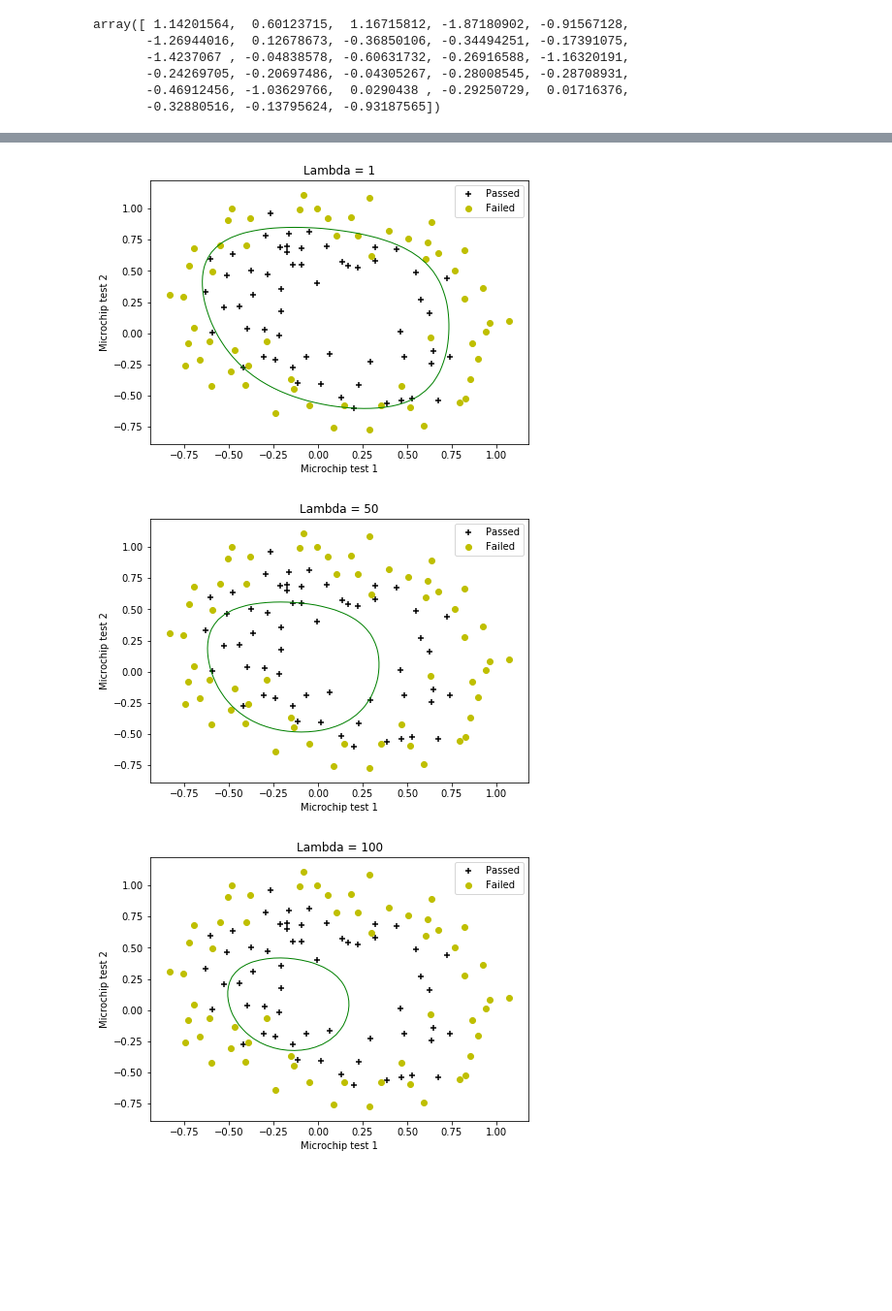
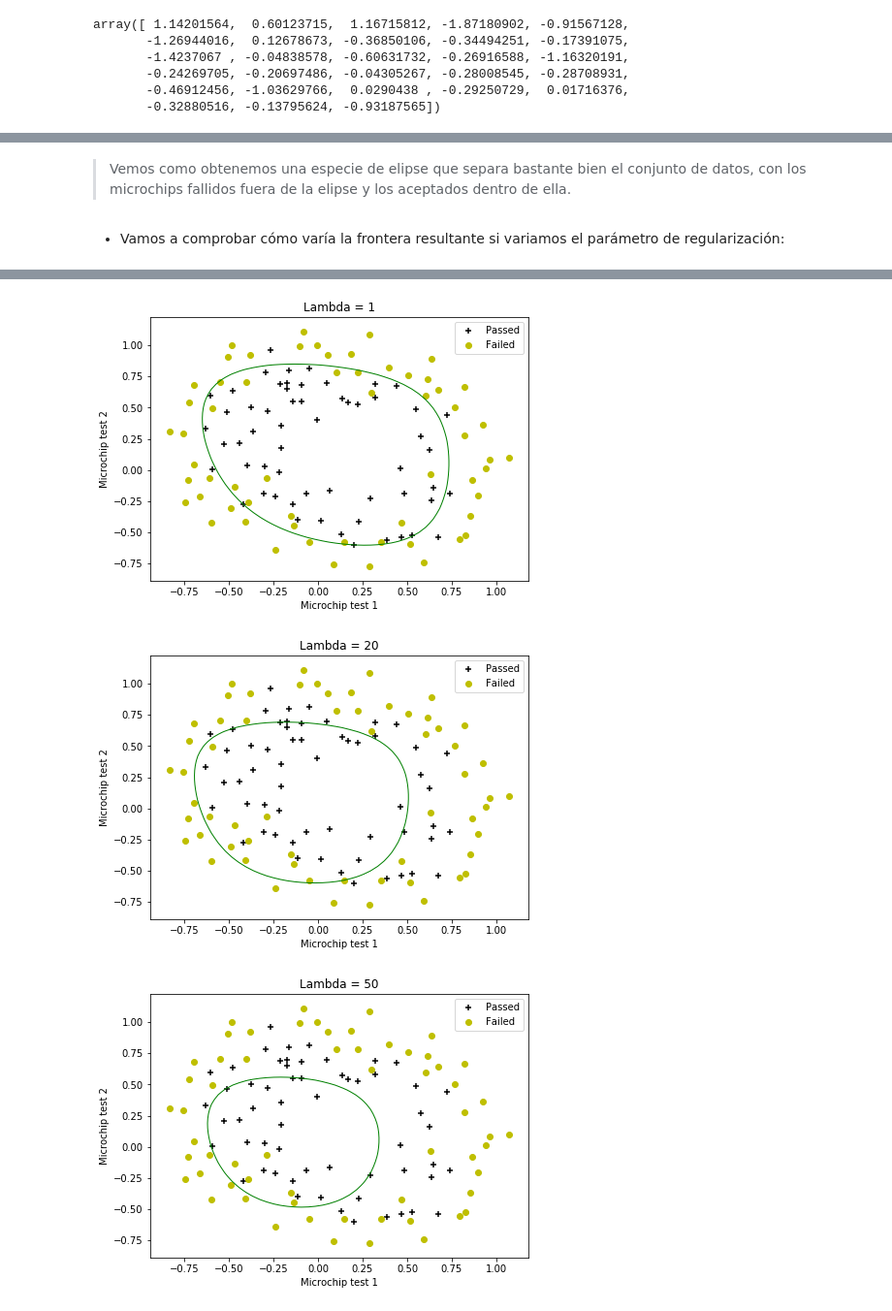
Before and after one commit to pablodll/Aprendizaje-Automatico, a Jupyter notebook: Practica2/Practica2.ipynb, the cells around one changed output, grey strips where cells are left out. Shown at 97% size. Saved outputs shown, nothing was run; the diff lists cells and outputs as text; code cells hidden in the pictures; blank space fills up the shorter version.

```diff
--- a/Practica2/Practica2.ipynb
+++ b/Practica2/Practica2.ipynb
@@ -241,12 +280,16 @@ plot_decisionboundary(X, Y, theta_opt, poly, Lambda)
+# %% [markdown]
+> Vemos como obtenemos una especie de elipse que separa bastante bien el conjunto de datos, con los microchips fallidos fuera de la elipse y los aceptados dentro de ella.
+# %% [markdown]
+- Vamos a comprobar cómo varía la frontera resultante si variamos el parámetro de regularización:
 # %%
-for Lambda in [0, 0.005, 1, 50, 100]:
+for Lambda in [0, 0.005, 1, 20, 50, 100]:
     Theta = np.zeros(np.shape(X_poly[1]))
     result = opt.fmin_tnc(func=cost, x0=Theta, fprime=gradient, args=(X_poly, Y, Lambda))
     theta_opt = result[0]
     plot_decisionboundary(X, Y, theta_opt, poly, Lambda)
 # %% [output]
 [figure]
 [figure]
 [figure]
-[figure, old version]
+[figure, new version]
-[figure, old version]
+[figure, new version]
```
Also changed, not shown: parts of 20 cells of this notebook, 2 other files.
